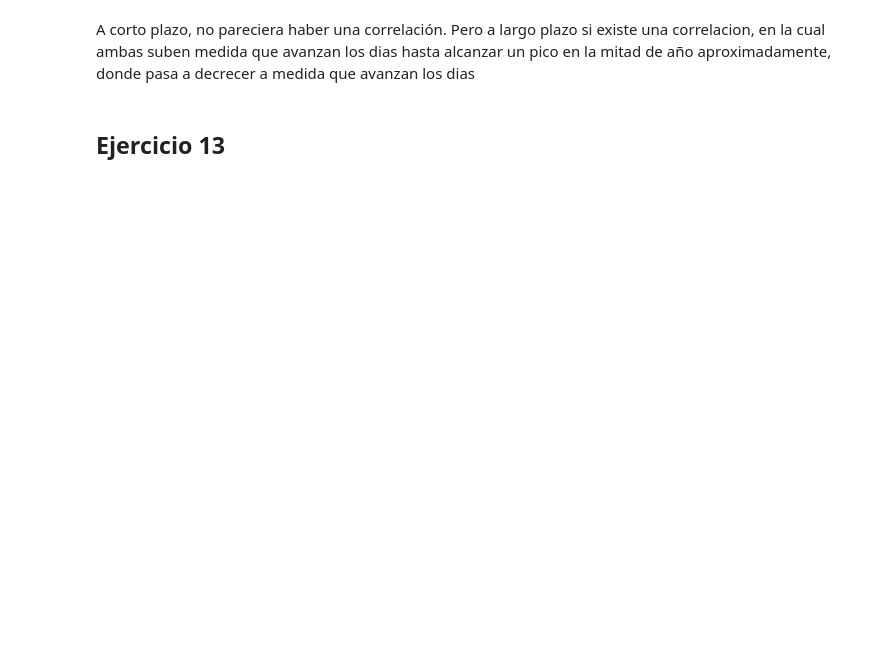
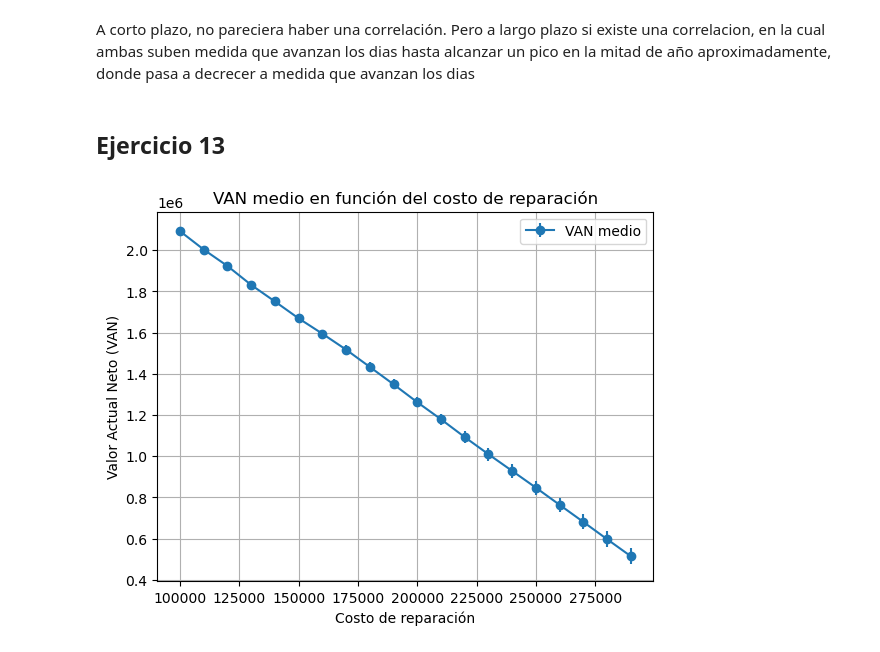
Before and after one commit to catadolhare/tp1_aplicaciones_cauzzo_dolhare_ekes_squillari, a Jupyter notebook: tp1.ipynb, the cells around one changed output. Drawn from its saved outputs; the diff is of its cells as text; code cells hidden in the pictures; blank space fills up the shorter version.

```diff
--- a/tp1.ipynb
+++ b/tp1.ipynb
@@ -752,22 +781,31 @@ A corto plazo, no pareciera haber una correlación. Pero a largo plazo si existe
 ## Ejercicio 13
 # %%
 costo_rep = np.arange(100000, 300000, 10000)
+van_por_umbral = []
+error_por_umbral = []
+# Calcular el VAN para diferentes umbrales
+resultados = []
+for costo in costo_rep:
+    for i in range(1000):
+        S, D = simulacion(365)
+        VAN, _, _, _, _, _, _, _ = calcular_VAN(S, D, best_k, 365, costo)
+        resultados.append(VAN)
 
-# Calcular el VAN para diferentes umbrales
-resultados = {}
-for j in costo_rep:
-    VAN, _, _, _, _, _, _, _ = calcular_VAN(S, D, best_k, 365, j)
-    resultados[j] = VAN
-print(resultados)
+    media_resultados = np.mean(resultados)
+    error_resultados = np.std(resultados) / np.sqrt(1000)
+
+    van_por_umbral.append(media_resultados)
+    error_por_umbral.append(error_resultados)
-# %%
-costo_rep = np.arange(100000, 300000, 10000)
-
-# Calcular el VAN para diferentes umbrales
-resultados = {}
-for j in costo_rep:
-    VAN, _, _, _, _, _, _, _ = calcular_VAN(S, D, best_k, 365, j)
-    resultados[j] = VAN
-print(resultados)
+# %%
+plt.errorbar(costo_rep, van_por_umbral, yerr=error_por_umbral, fmt='-o', label='VAN medio')
+plt.title('VAN medio en función del costo de reparación')
+plt.xlabel('Costo de reparación')
+plt.ylabel('Valor Actual Neto (VAN)')
+plt.grid(True)
+plt.legend()
+plt.show()
+# %% [output]
+[figure, added]
 # %%
 umbral_k_2 = np.arange(1, 14, 1)
 #costo_reparacion = 250000
```
Also changed, not shown: parts of 8 cells of this notebook.
